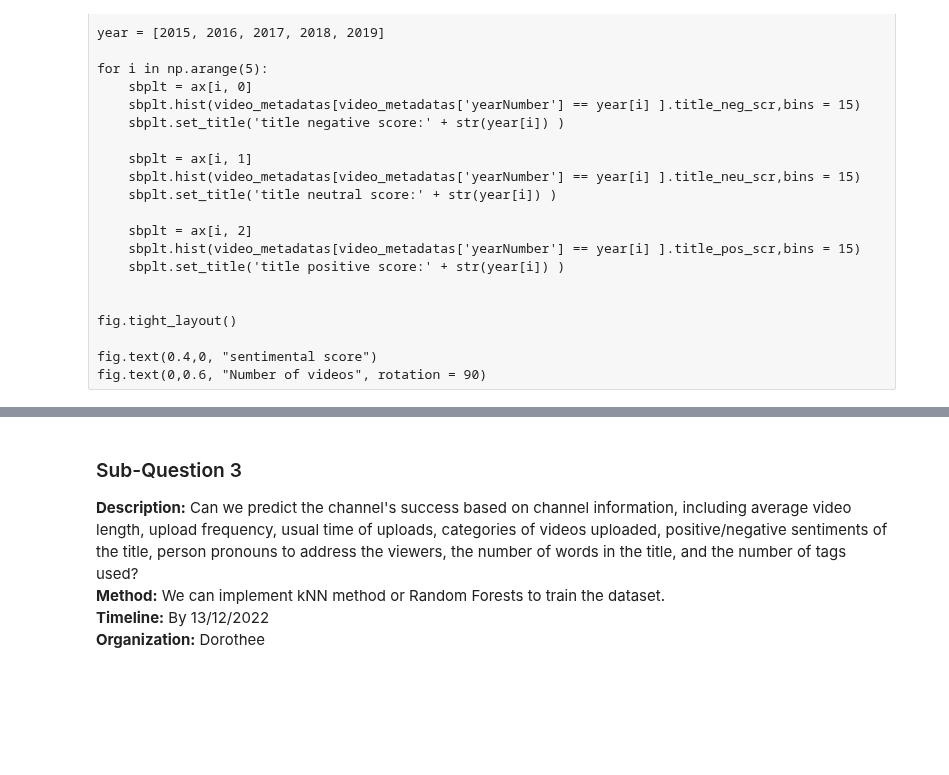
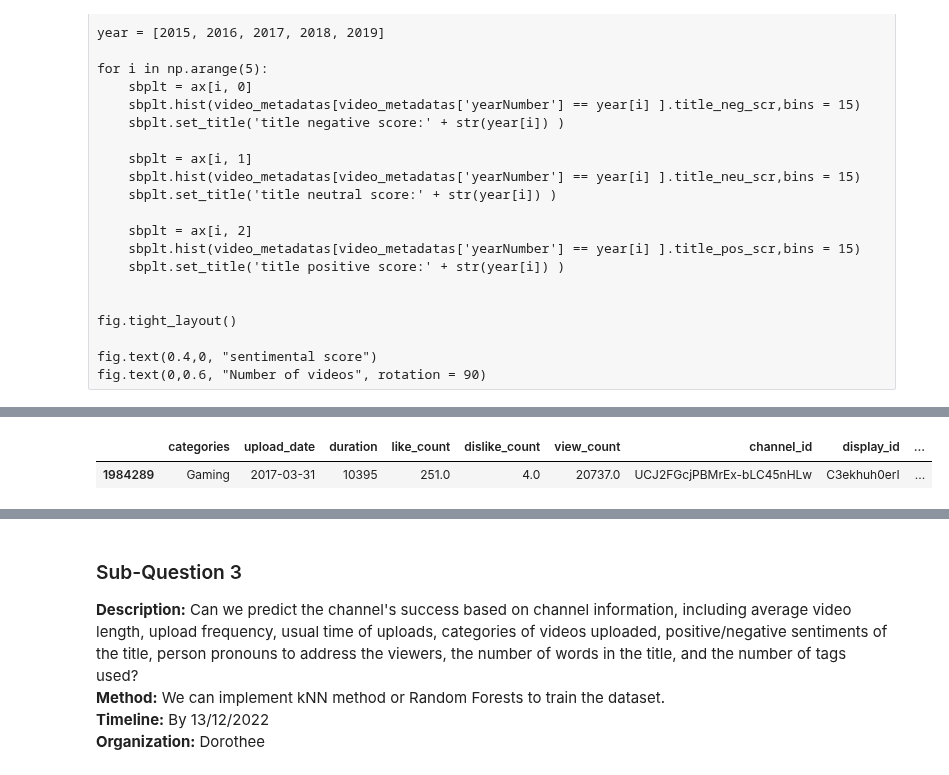
Before and after one commit to epfl-ada/ada-2022-project-adaptation, a Jupyter notebook: MS3_Analysis.ipynb, the cells around one changed output, grey strips where cells are left out. Saved outputs shown, nothing was run; the diff lists cells and outputs as text; code cells hidden in the pictures; blank space fills up the shorter version.

```diff
--- a/MS3_Analysis.ipynb
+++ b/MS3_Analysis.ipynb
@@ -538,0 +518,12 @@ Text(0, 0.6, 'Number of videos')
+# %%
+# we need to improve the hw1 method a bit because we want to make sure that titles with a lot of spaces
+# don't have too many words and if there is a typo (e.g "Welcome,in my video" should be counted as 4 words and not 3)
+def count_words(x: str):
+    new_x = x.replace(",", " ")
+    # change anything that isn’t an alphanumeric character or whitespace, and replaces it with a space
+    new_x = re.sub(r"[^\w\s]", " ", new_x)
+    # Change many consecutive spaces into a single space
+    new_x = re.sub(" +", " ", new_x)
+    # delete begin/end spaces
+    new_x = new_x.strip()
+    return len(new_x.split(" "))
@@ -538,0 +574,5 @@ Text(0, 0.6, 'Number of videos')
+# %%
+metadatas.sample()
+# %% [output]
+|  | categories | upload_date | duration | like_count | dislike_count | view_count | channel_id | display_id | ... |
+| 1984289 | Gaming | 2017-03-31 | 10395 | 251.0 | 4.0 | 20737.0 | UCJ2FGcjPBMrEx-bLC45nHLw | C3ekhuh0erI | ... |
```
Also changed, not shown: parts of 31 cells of this notebook.
